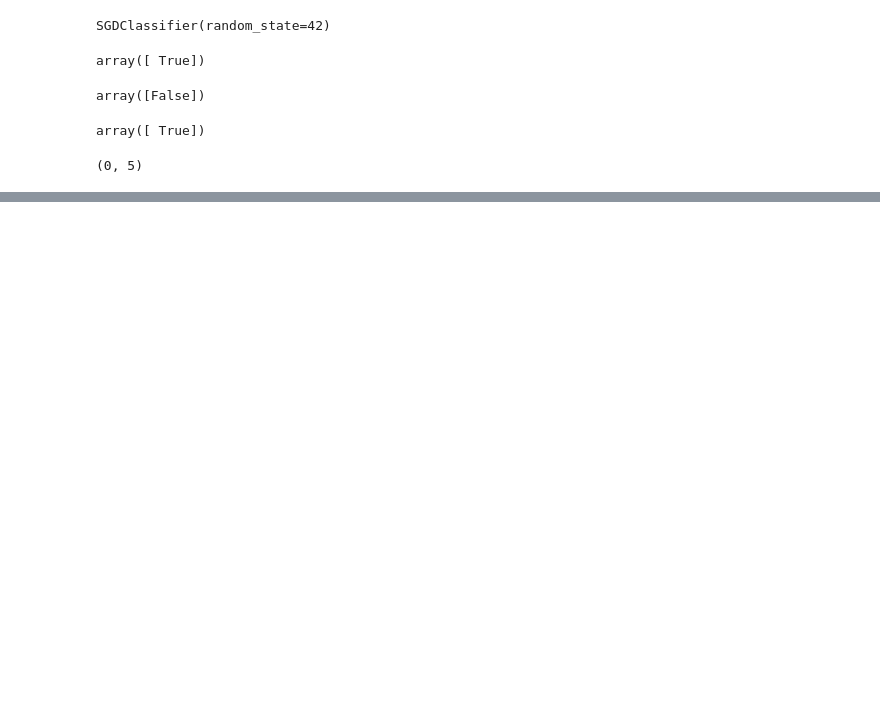
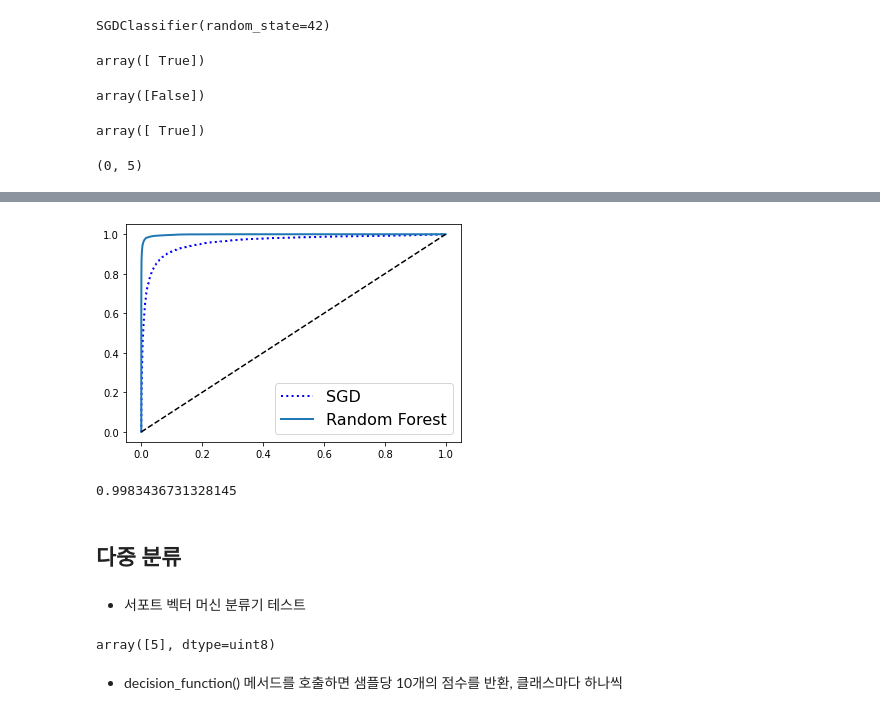
Before and after one commit to Jiho-Hong/handson-ml2, a Jupyter notebook: chapter3/chapter3.ipynb, the cells around one changed output, grey strips where cells are left out. Drawn from its saved outputs; the diff is of its cells as text; code cells hidden in the pictures; blank space fills up the shorter version.

```diff
--- a/chapter3/chapter3.ipynb
+++ b/chapter3/chapter3.ipynb
@@ -101,0 +319,25 @@ y[1], y[11]
+# %%
+plt.plot(fpr, tpr, "b:", linewidth=2, label="SGD")
+plot_roc_curve(fpr_forest, tpr_forest, "Random Forest")
+plt.legend(loc="lower right", fontsize=16)
+plt.show()
+# %% [output]
+[figure, added]
+# %%
+roc_auc_score(y_train_5, y_scores_forest)
+# %% [output]
+0.9983436731328145
+# %% [markdown]
+## 다중 분류
+# %% [markdown]
+* 서포트 벡터 머신 분류기 테스트
+# %%
+from sklearn.svm import SVC
+
+svm_clf = SVC(gamma="auto", random_state=42)
+svm_clf.fit(X_train[:1000], y_train[:1000]) # y_train_5이 아니라 y_train입니다
+svm_clf.predict([some_digit])
+# %% [output]
+array([5], dtype=uint8)
+# %% [markdown]
+* decision_function() 메서드를 호출하면 샘플당 10개의 점수를 반환, 클래스마다 하나씩
```
Also changed, not shown: parts of 93 cells of this notebook.
